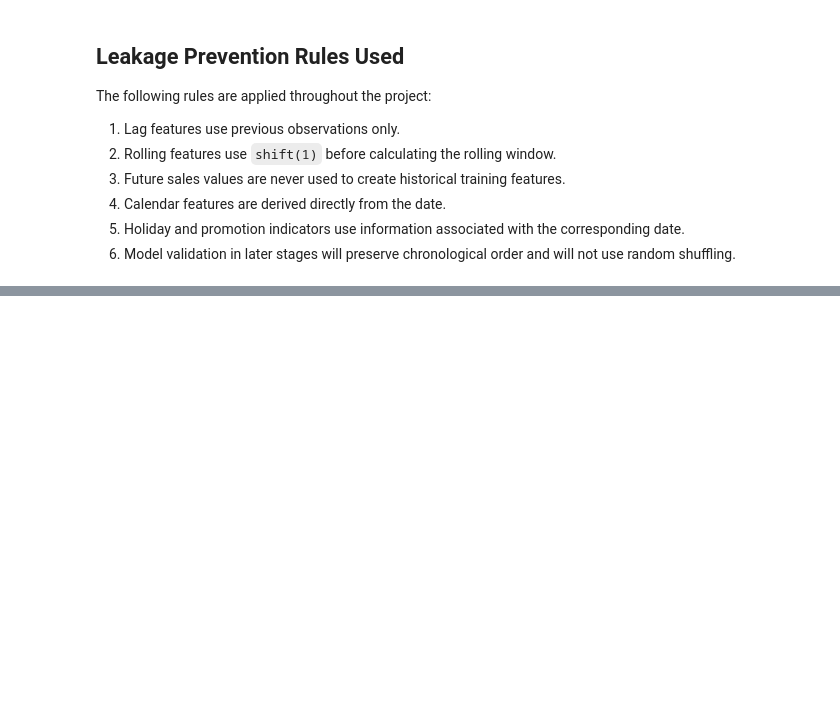
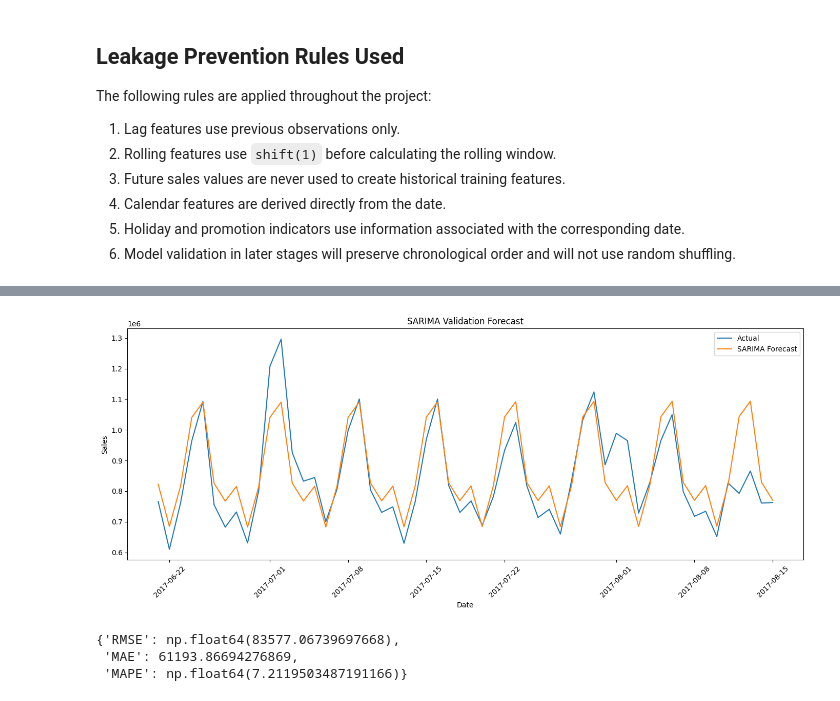
Before and after one commit to francisparwez/retail-demand-forecasting, a Jupyter notebook: notebooks/retail_demand_forecasting.ipynb, the cells around one changed output, grey strips where cells are left out. Saved outputs shown, nothing was run; the diff lists cells and outputs as text; code cells hidden in the pictures; blank space fills up the shorter version.

Commit message:
03 Complete Forecasting Model Implementation & Tuning

```diff
--- a/notebooks/retail_demand_forecasting.ipynb
+++ b/notebooks/retail_demand_forecasting.ipynb
@@ -1342,0 +1603,16 @@ The following rules are applied throughout the project:
+# %%
+best_sarima_order = sarima_results_df.loc[
+    0,
+    "order"
+]
+
+best_sarima_seasonal_order = sarima_results_df.loc[
+    0,
+    "seasonal_order"
+]
+
+print("Best SARIMA order:", best_sarima_order)
+print(
+    "Best SARIMA seasonal order:",
+    best_sarima_seasonal_order
+)
@@ -1342,0 +1650,42 @@ The following rules are applied throughout the project:
+# %%
+plt.figure(figsize=(14, 6))
+
+plt.plot(
+    sarima_valid.index,
+    sarima_valid.values,
+    label="Actual"
+)
+
+plt.plot(
+    sarima_predictions.index,
+    sarima_predictions.values,
+    label="SARIMA Forecast"
+)
+
+plt.title("SARIMA Validation Forecast")
+plt.xlabel("Date")
+plt.ylabel("Sales")
+plt.legend()
+plt.xticks(rotation=45)
+plt.tight_layout()
+
+plt.savefig(
+    "../images/14_sarima_validation_forecast.png",
+    dpi=300,
+    bbox_inches="tight"
+)
+
+plt.show()
+# %% [output]
+[figure, added]
+# %%
+sarima_metrics = calculate_metrics(
+    sarima_valid,
+    sarima_predictions
+)
+
+sarima_metrics
+# %% [output]
+{'RMSE': np.float64(83577.06739697668),
+ 'MAE': 61193.86694276869,
+ 'MAPE': np.float64(7.2119503487191166)}
```
Also changed, not shown: parts of 46 cells of this notebook, 6 other files.
